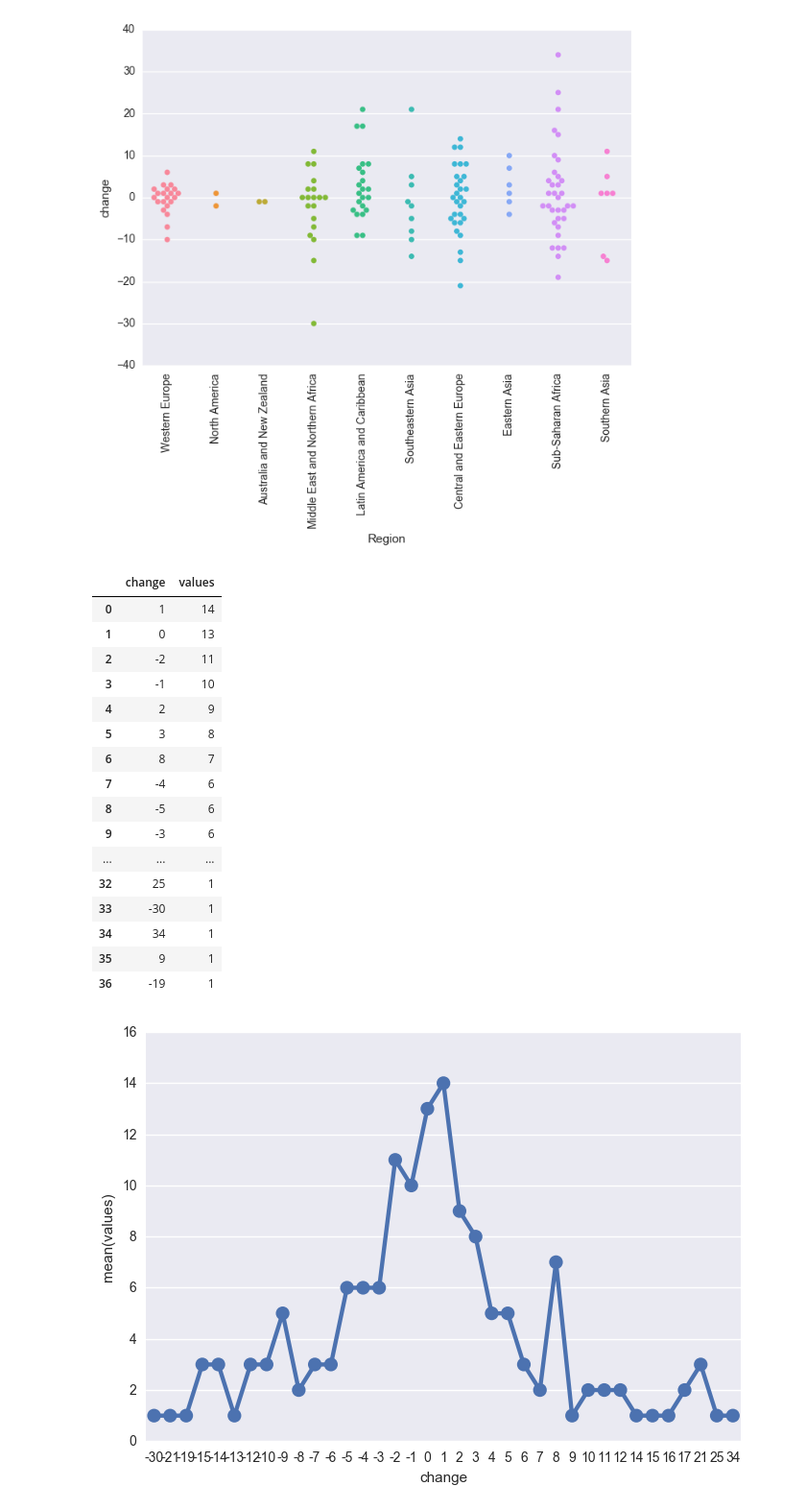
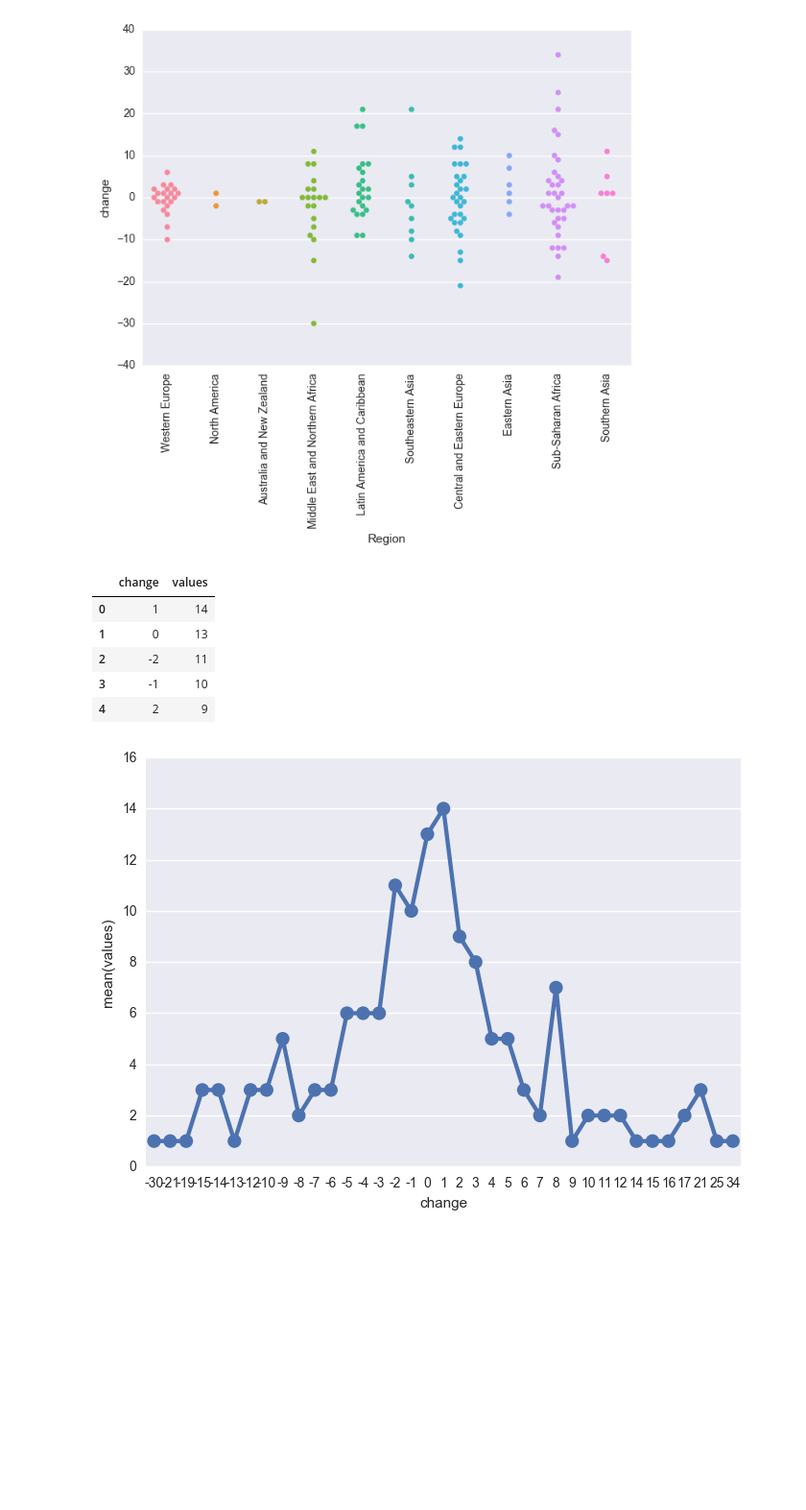
Before and after one commit to wentingsu/Su_Wenting_spring2017, a Jupyter notebook: Final/finalAnalyse3.ipynb, the cells around one changed output. Shown at 96% size. Drawn from its saved outputs; the diff is of its cells as text; code cells hidden in the pictures; blank space fills up the shorter version.

```diff
--- a/Final/finalAnalyse3.ipynb
+++ b/Final/finalAnalyse3.ipynb
@@ -109,25 +109,14 @@ changevalue = pd.concat([y,x],axis=1)
 # %%
 changevalue.columns = ['change', 'values']
 # %%
-changevalue
+changevalue.head()
 # %% [output]
 |  | change | values |
 | 0 | 1 | 14 |
 | 1 | 0 | 13 |
 | 2 | -2 | 11 |
 | 3 | -1 | 10 |
 | 4 | 2 | 9 |
-| 5 | 3 | 8 |
-| 6 | 8 | 7 |
-| 7 | -4 | 6 |
-| 8 | -5 | 6 |
-| 9 | -3 | 6 |
-| ... | ... | ... |
-| 32 | 25 | 1 |
-| 33 | -30 | 1 |
-| 34 | 34 | 1 |
-| 35 | 9 | 1 |
-| 36 | -19 | 1 |
 # %%
 ax= sns.pointplot(x="change", y="values", data=changevalue)
 # %% [output]
```
Also changed, not shown: 3 other files.
